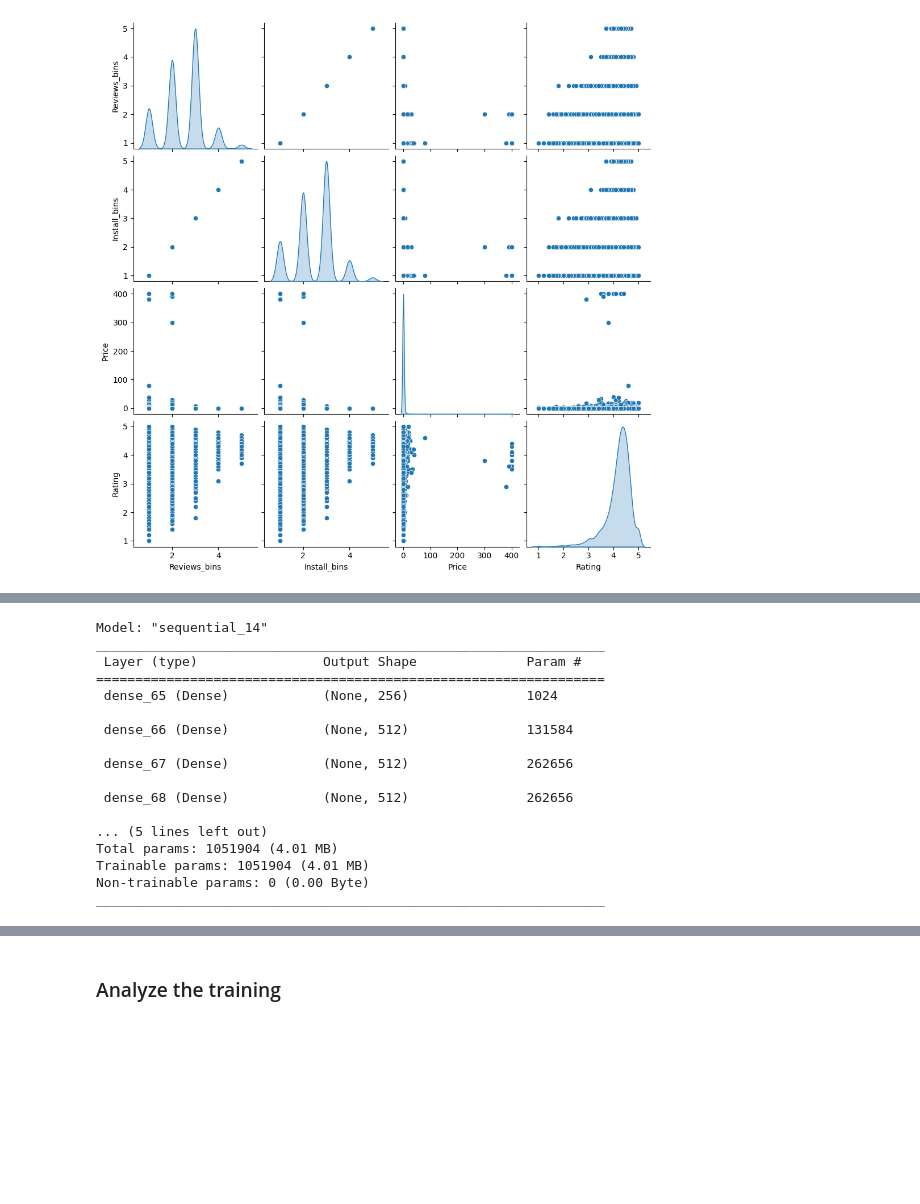
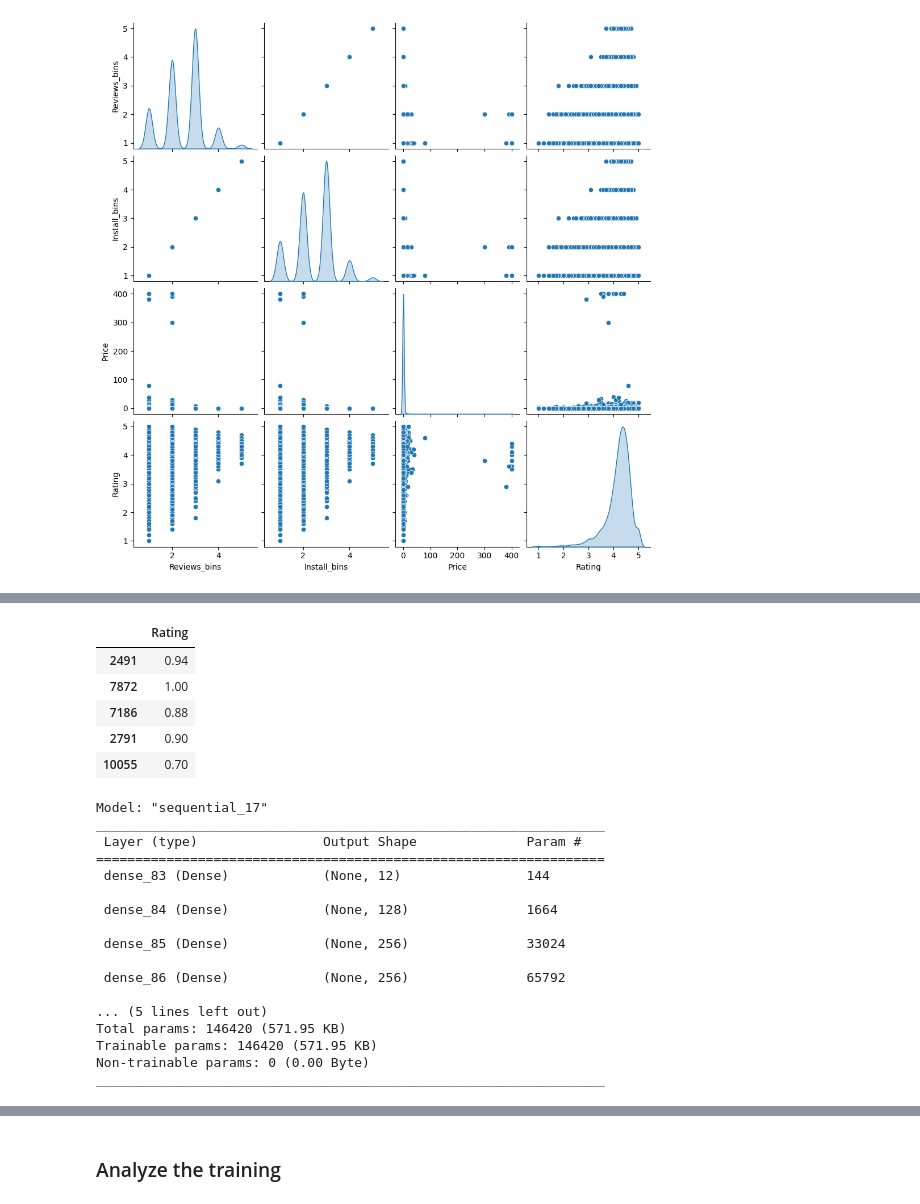
Before and after one commit to snajeebz/GoogleAppStoreDA, a Jupyter notebook: notebook1a804bb997.ipynb, the cells around one changed output, grey strips where cells are left out. Saved outputs shown, nothing was run; the diff lists cells and outputs as text; code cells hidden in the pictures; blank space fills up the shorter version.

```diff
--- a/notebook1a804bb997.ipynb
+++ b/notebook1a804bb997.ipynb
@@ -472,32 +490,44 @@ max      1.000000
+# %%
+y_train[['Rating']]=y_train[['Rating']]/5
+y_test[['Rating']]=y_test[['Rating']]/5
+
+y_train.head()
+# %% [output]
+|  | Rating |
+| 2491 | 0.94 |
+| 7872 | 1.00 |
+| 7186 | 0.88 |
+| 2791 | 0.90 |
+| 10055 | 0.70 |
 # %%
 model=tf.keras.Sequential([
-    tf.keras.layers.Dense(256,activation=tf.nn.relu, input_shape=[len(X_train.keys())]),
-    tf.keras.layers.Dense(512,activation=tf.nn.relu, use_bias=True),
-    tf.keras.layers.Dense(512,activation=tf.nn.leaky_relu,use_bias=True),
-    tf.keras.layers.Dense(512,activation=tf.nn.relu),
-    tf.keras.layers.Dense(512,activation=tf.nn.leaky_relu),
-    tf.keras.layers.Dense(256)
+    tf.keras.layers.Dense(12,activation=tf.nn.softmax, input_shape=[len(X_train.keys())]),
+    tf.keras.layers.Dense(128,activation=tf.nn.softmax, use_bias=True),
+    tf.keras.layers.Dense(256,activation=tf.nn.softmax,use_bias=True),
+    tf.keras.layers.Dense(256,activation=tf.nn.softmax),
+    tf.keras.layers.Dense(128,activation=tf.nn.softmax),
+    tf.keras.layers.Dense(100)
 ])
 #model.compile(optimizer=tf.keras.optimizers.RMSprop(0.001) , loss='mse', metrics=['mae','mse'])
 model.compile(optimizer=tf.keras.optimizers.Adam(0.01) , loss='mae', metrics=['mae','mse'])
 
 model.summary()
 # %% [output]
-Model: "sequential_14"
+Model: "sequential_17"
 _________________________________________________________________
  Layer (type)                Output Shape              Param #
 =================================================================
- dense_65 (Dense)            (None, 256)               1024
+ dense_83 (Dense)            (None, 12)                144
 
- dense_66 (Dense)            (None, 512)               131584
+ dense_84 (Dense)            (None, 128)               1664
 
- dense_67 (Dense)            (None, 512)               262656
+ dense_85 (Dense)            (None, 256)               33024
 
- dense_68 (Dense)            (None, 512)               262656
+ dense_86 (Dense)            (None, 256)               65792
 
 ... (5 lines left out)
-Total params: 1051904 (4.01 MB)
-Trainable params: 1051904 (4.01 MB)
+Total params: 146420 (571.95 KB)
+Trainable params: 146420 (571.95 KB)
 Non-trainable params: 0 (0.00 Byte)
 _________________________________________________________________
 # %%
```
Also changed, not shown: parts of 19 cells of this notebook.
